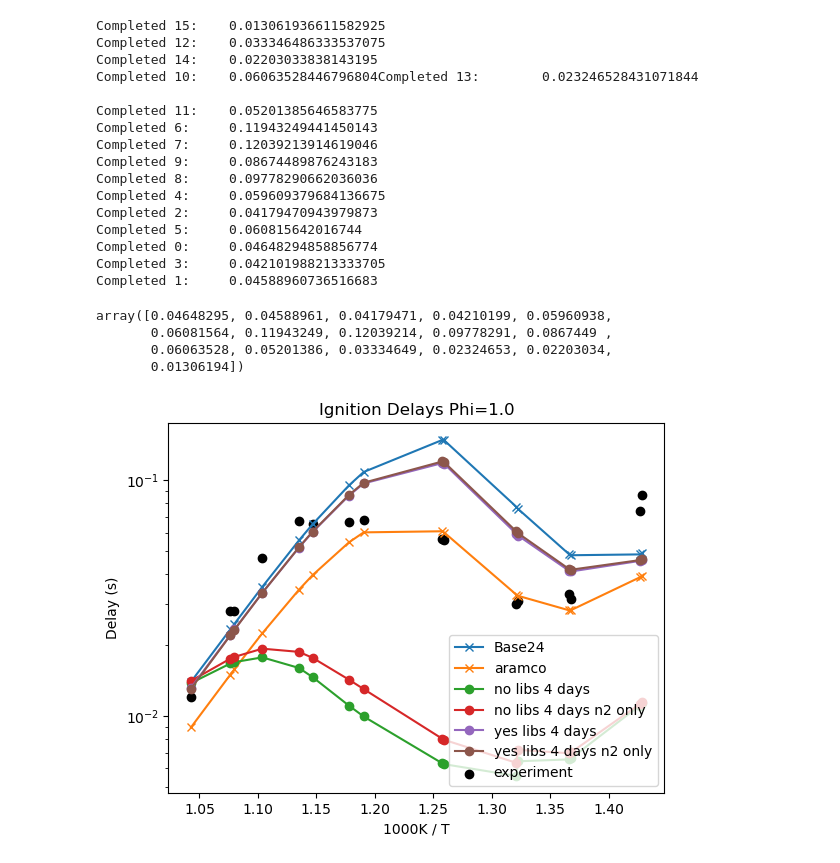
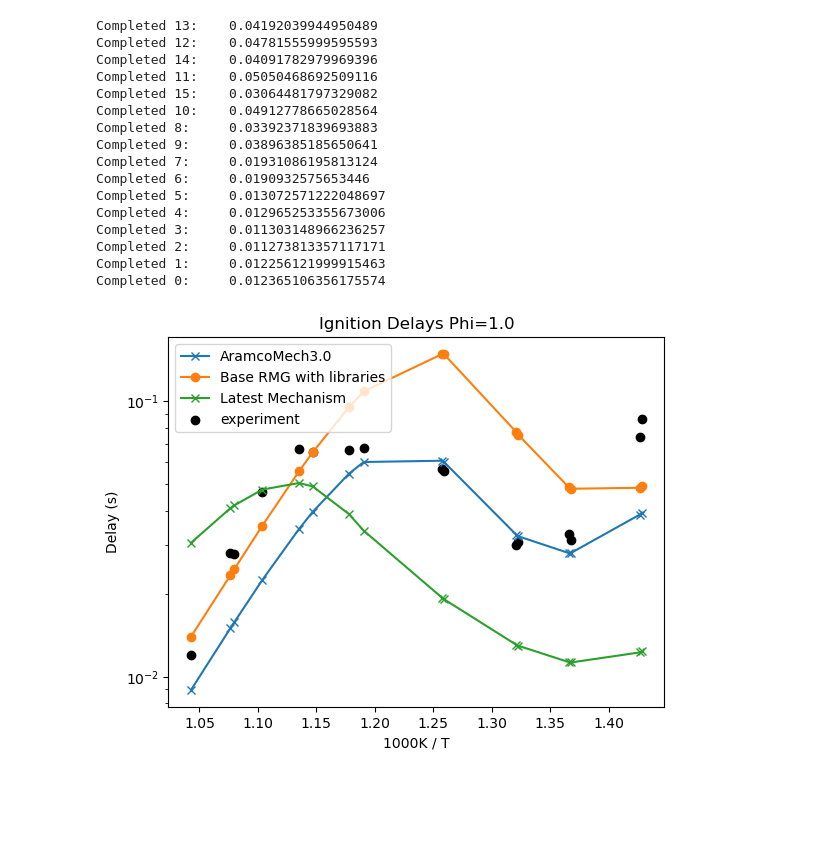
Before and after one commit to comocheng/autoscience_workflow, a Jupyter notebook: plotting/check_mech.ipynb, the cells around one changed output. Saved outputs shown, nothing was run; the diff lists cells and outputs as text; code cells hidden in the pictures; blank space fills up the shorter version.

Commit message:
slim down the quick check mech script

```diff
--- a/plotting/check_mech.ipynb
+++ b/plotting/check_mech.ipynb
@@ -34,3 +12,7 @@ gas = ct.Solution(cti_path)
+# %%
+# # Load the model
+yaml_path = '/work/westgroup/harris.se/autoscience/fuels/butane/official/butane_20240501/chem_annotated.yaml'
+gas = ct.Solution(yaml_path)
 # %%
 # Load the experimental conditions
 ignition_delay_data = '/work/westgroup/harris.se/autoscience/autoscience/butane/experimental_data/butane_ignition_delay.csv'
@@ -115,7 +97,7 @@ def get_delay(gas, T, P, X):
     return times[i]
 # %%
 def run_simulation(condition_index):
-    gas = ct.Solution(cti_path)
+    gas = ct.Solution(yaml_path)
     X = concentrations[condition_index]
     delay = get_delay(gas, T7[condition_index], P7[condition_index], X)
     print(f'Completed {condition_index}:\t {delay}')
@@ -128,28 +110,21 @@ with concurrent.futures.ProcessPoolExecutor(max_workers=16) as executor:
     for condition_index, delay_time in zip(condition_indices, executor.map(run_simulation, condition_indices)):
         delays[condition_index] = delay_time
 # %% [output]
-Completed 15:    0.013061936611582925
-Completed 12:    0.033346486333537075
-Completed 14:    0.02203033838143195
-Completed 10:    0.06063528446796804Completed 13:        0.023246528431071844
-
-Completed 11:    0.05201385646583775
-Completed 6:     0.11943249441450143
-Completed 7:     0.12039213914619046
-Completed 9:     0.08674489876243183
-Completed 8:     0.09778290662036036
-Completed 4:     0.059609379684136675
-Completed 2:     0.04179470943979873
-Completed 5:     0.060815642016744
-Completed 0:     0.04648294858856774
-Completed 3:     0.042101988213333705
-Completed 1:     0.04588960736516683
+Completed 13:    0.04192039944950489
+Completed 12:    0.04781555999595593
+Completed 14:    0.04091782979969396
+Completed 11:    0.05050468692509116
+Completed 15:    0.03064481797329082
+Completed 10:    0.04912778665028564
+Completed 8:     0.03392371839693883
+Completed 9:     0.03896385185650641
+Completed 7:     0.01931086195813124
+Completed 6:     0.0190932575653446
+Completed 5:     0.013072571222048697
+Completed 4:     0.012965253355673006
+Completed 3:     0.011303148966236257
+Completed 2:     0.011273813357117171
+Completed 1:     0.012256121999915463
+Completed 0:     0.012365106356175574
-# %%
-delays
-# %% [output]
-array([0.04648295, 0.04588961, 0.04179471, 0.04210199, 0.05960938,
-       0.06081564, 0.11943249, 0.12039214, 0.09778291, 0.0867449 ,
-       0.06063528, 0.05201386, 0.03334649, 0.02324653, 0.02203034,
-       0.01306194])
 # %%
 # Saved ignition delays for comparison:
@@ -201,23 +143,19 @@ with_libs_96hr_n2only = np.array([0.04648295, 0.04588961, 0.04179471, 0.04210199
 # %%
 # plot the ignition delay
-plt.plot(1000.0 / T7, base_rmg7_24, marker='x', label='Base24')
 
-plt.plot(1000.0 / T7, aramco7, marker='x', label='aramco')
-plt.plot(1000.0 / T7, no_libs_96hr, marker='o', label='no libs 4 days')
-plt.plot(1000.0 / T7, no_libs_96hr_n2only, marker='o', label='no libs 4 days n2 only')
-plt.plot(1000.0 / T7, with_libs_96hr, marker='o', label='yes libs 4 days')
-plt.plot(1000.0 / T7, with_libs_96hr_n2only, marker='o', label='yes libs 4 days n2 only')
-
+plt.plot(1000.0 / T7, aramco7, marker='x', label='AramcoMech3.0')
+plt.plot(1000.0 / T7, base_rmg7_24, marker='o', label='Base RMG with libraries')
+plt.plot(1000.0 / T7, delays, marker='x', label='Latest Mechanism')
 plt.scatter(1000.0 / T7, tau7 / 1000.0, color='black', label='experiment')
 ax = plt.gca()
 ax.set_yscale('log')
 plt.legend()
 # plt.legend(['Mechanism 174', 'Base RMG', 'Aramco', 'Experiment'])
 # plt.legend(['RMG 24', 'RMG 1 week', 'Aramco', 'new calculation', 'Experiment'], loc=(1.04, 0))
 plt.title('Ignition Delays Phi=1.0')
 plt.xlabel('1000K / T')
 plt.ylabel('Delay (s)')
 plt.savefig('table7.png')
 # plt.legend(bbox_to_anchor=(0, 1), , ncol=1)
 # %% [output]
-[figure, old version]
+[figure, new version]
```
Also changed, not shown: parts of 13 cells of this notebook.
